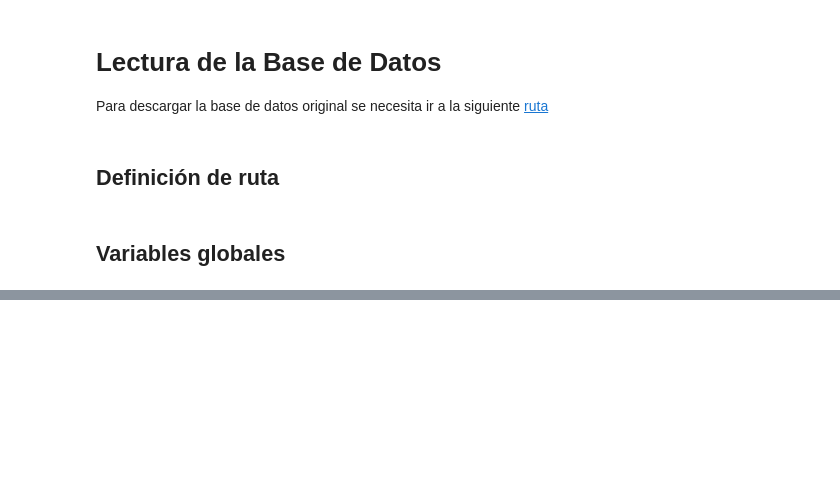
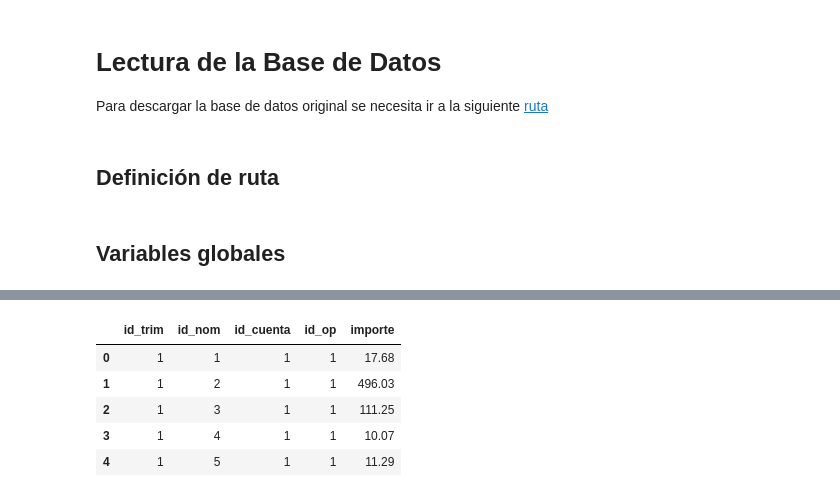
Before and after one commit to eruiz1996/SIO, a Jupyter notebook: Limpieza.ipynb, the cells around one changed output, grey strips where cells are left out. Drawn from its saved outputs; the diff is of its cells as text; code cells hidden in the pictures; blank space fills up the shorter version.

```diff
--- a/Limpieza.ipynb
+++ b/Limpieza.ipynb
@@ -107,0 +270,15 @@ df['ramo'] = df.ramo.str.replace('?', 'ñ', regex=True)
+# %%
+df = df.\
+        merge(instituciones, left_on = 'nom_inst', right_on = 'nombre', how = 'inner').\
+        merge(trimestres, left_on = 'corte', right_on = 'trimestre', how = 'inner').\
+        merge(cuentas, left_on = 'desc', right_on = 'cuenta', how = 'inner').\
+        merge(operaciones, left_on = 'desc_op', right_on = 'operacion', how = 'inner')
+df = df[['id_trim', 'id_nom', 'id_cuenta', 'id_op', 'importe']]
+df.head()
+# %% [output]
+|  | id_trim | id_nom | id_cuenta | id_op | importe |
+| 0 | 1 | 1 | 1 | 1 | 17.68 |
+| 1 | 1 | 2 | 1 | 1 | 496.03 |
+| 2 | 1 | 3 | 1 | 1 | 111.25 |
+| 3 | 1 | 4 | 1 | 1 | 10.07 |
+| 4 | 1 | 5 | 1 | 1 | 11.29 |
```
Also changed, not shown: parts of 20 cells of this notebook, 2 other files.
